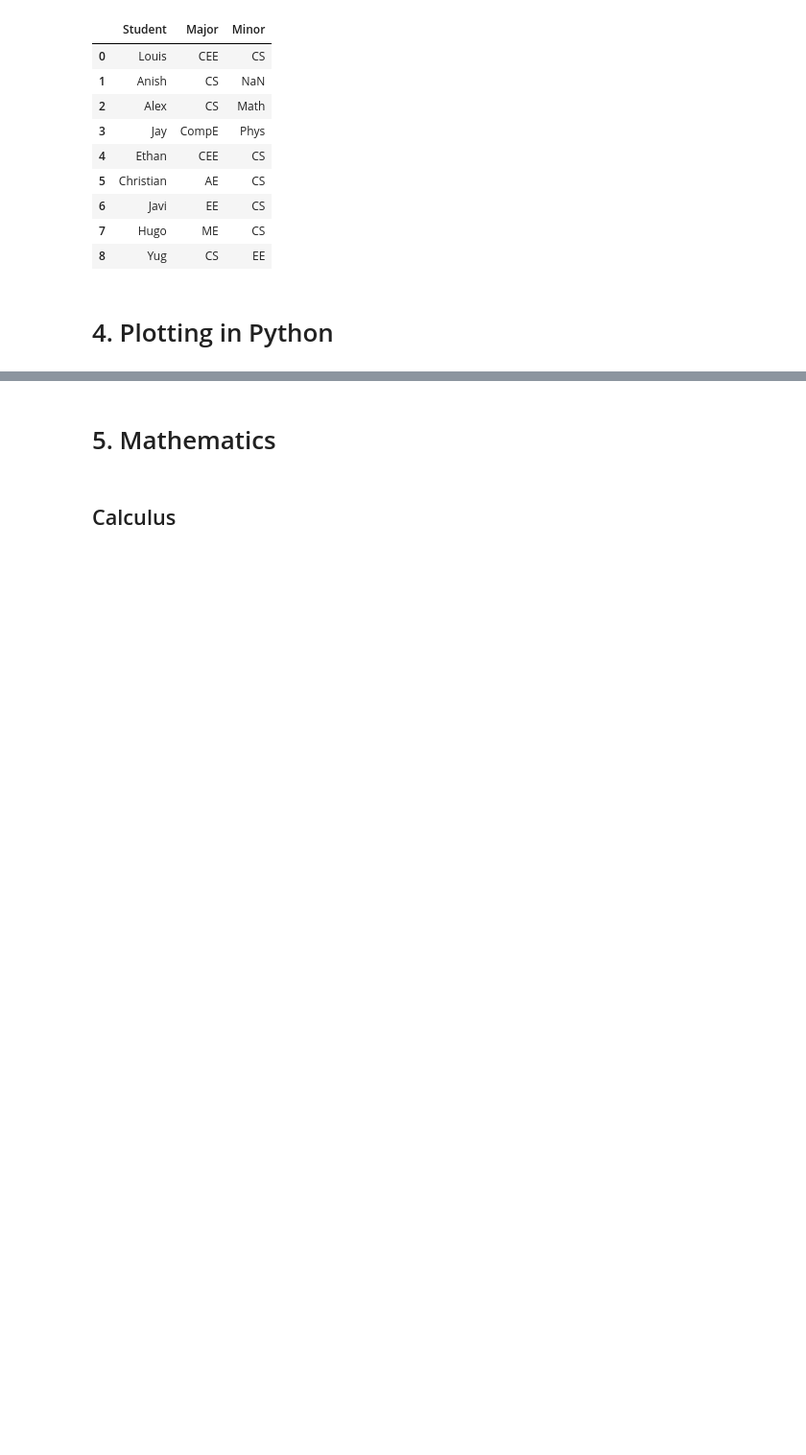
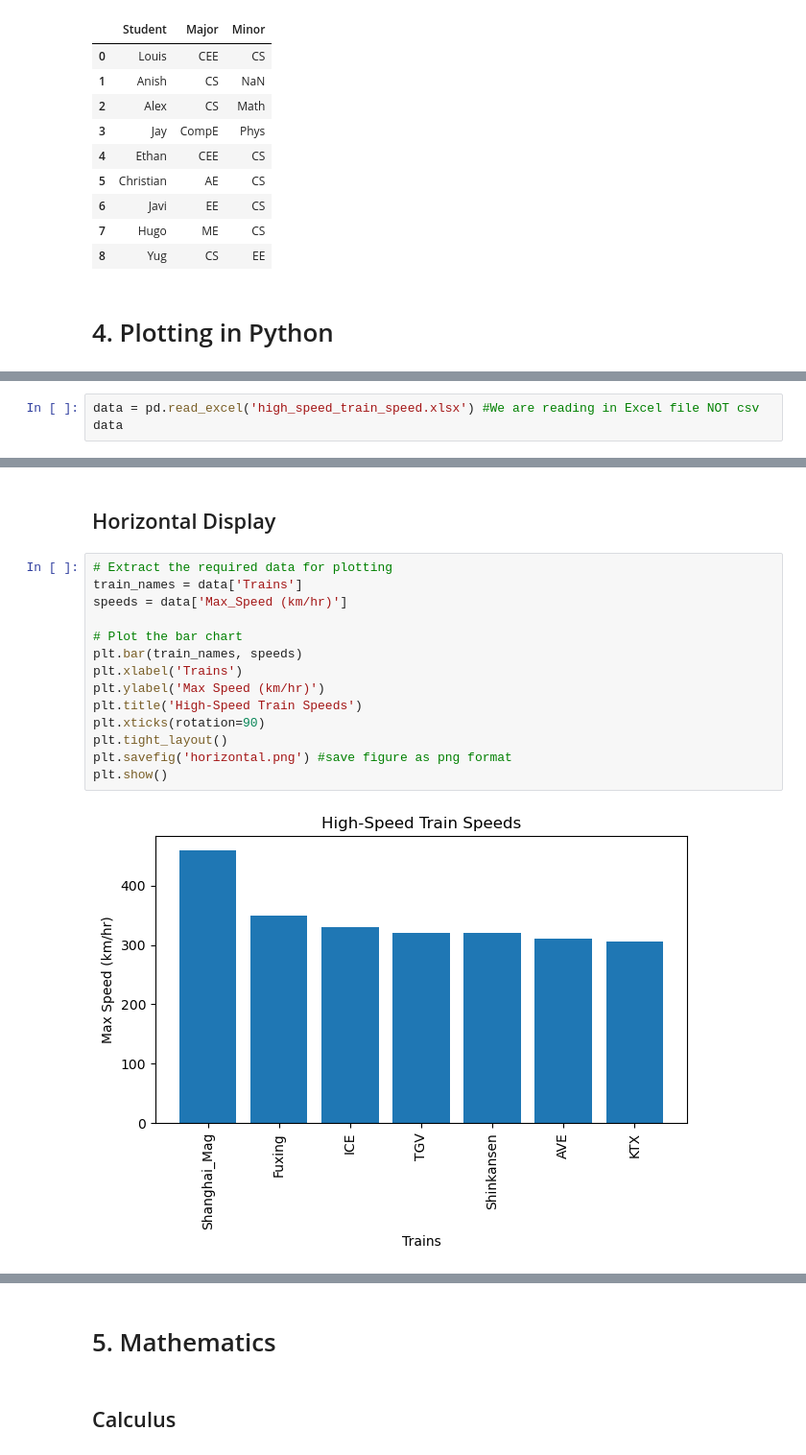
Before and after one commit to lotlouischoitslab/Computational_Transportation_Science, a Jupyter notebook: 00Transportation_Intro/01Louis_Python_Notes.ipynb, the cells around one changed output, grey strips where cells are left out. Shown at 96% size. Saved outputs shown, nothing was run; the diff lists cells and outputs as text; blank space fills up the shorter version.

```diff
--- a/00Transportation_Intro/01Louis_Python_Notes.ipynb
+++ b/00Transportation_Intro/01Louis_Python_Notes.ipynb
@@ -239,0 +243,3 @@ input_data
+# %%
+data = pd.read_excel('high_speed_train_speed.xlsx') #We are reading in Excel file NOT csv
+data
@@ -239,0 +275,18 @@ input_data
+# %% [markdown]
+## Horizontal Display
+# %%
+# Extract the required data for plotting
+train_names = data['Trains']
+speeds = data['Max_Speed (km/hr)']
+
+# Plot the bar chart
+plt.bar(train_names, speeds)
+plt.xlabel('Trains')
+plt.ylabel('Max Speed (km/hr)')
+plt.title('High-Speed Train Speeds')
+plt.xticks(rotation=90)
+plt.tight_layout()
+plt.savefig('horizontal.png') #save figure as png format
+plt.show()
+# %% [output]
+[figure, added]
```
Also changed, not shown: parts of 11 cells of this notebook, 3 other files.
